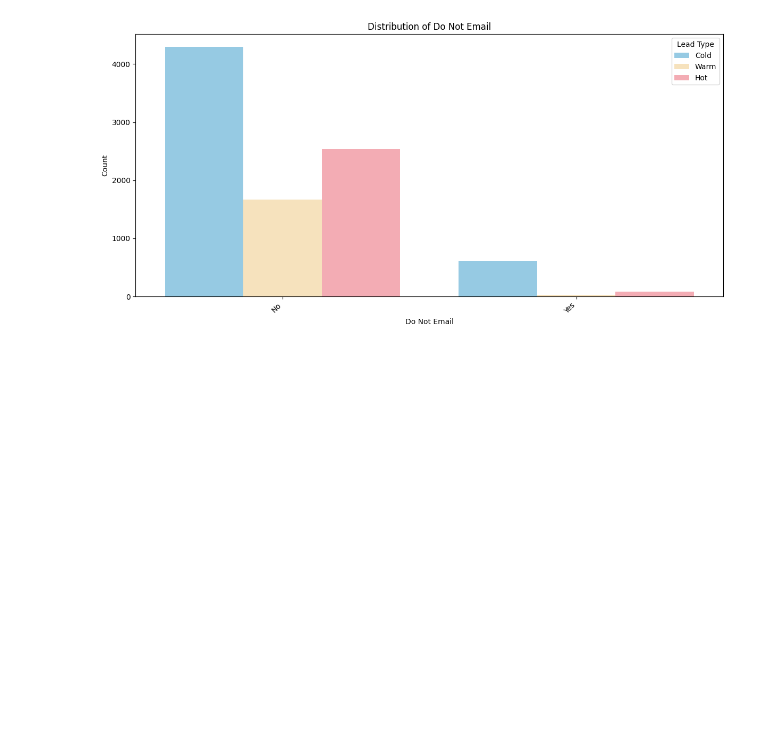
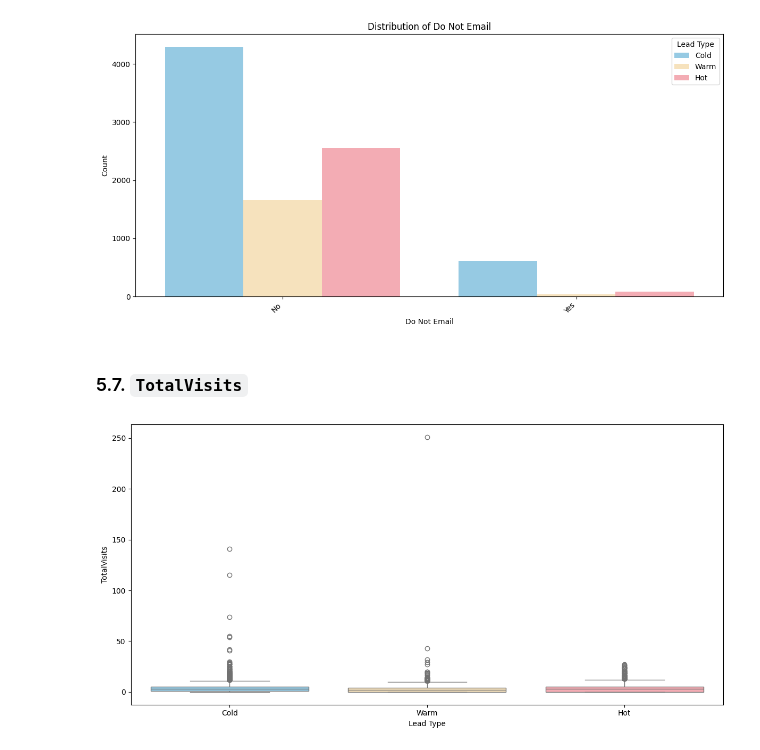
Before and after one commit to bitrao/data-science-projects, a Jupyter notebook: lead-scoring/lead_scoring_inference_analysis.ipynb, the cells around one changed output. Saved outputs shown, nothing was run; the diff lists cells and outputs as text; code cells hidden in the pictures; blank space fills up the shorter version.

```diff
--- a/lead-scoring/lead_scoring_inference_analysis.ipynb
+++ b/lead-scoring/lead_scoring_inference_analysis.ipynb
@@ -167,4 +164,33 @@ def plot_categorical_distribution(data, column, title=None, figsize=(12,6)):
     # Adjust layout to prevent label cutoff
     plt.tight_layout()
     plt.show()
+# %%
+def plot_numerical_distribution(data, column, title=None, figsize=(12,6)):
+    """
+    Creates a box plot showing the distribution of numerical values across lead types
+
+    Parameters:
+    -----------
+    data : DataFrame
+        The dataframe containing the data
+    column : str
+        The numerical column to analyze
+    title : str, optional
+        Title for the plot
+    figsize : tuple, optional
+        Figure size as (width, height)
+    """
+    # Create the plot
+    plt.figure(figsize=figsize)
+    sns.boxplot(data=data, x='Lead Type', y=column, palette=lead_type_colors)
+
+    # Customize the plot
+    if title:
+        plt.title(title)
+    plt.xlabel('Lead Type')
+    plt.ylabel(column)
+
+    # Adjust layout
+    plt.tight_layout()
+    plt.show()
 # %% [markdown]
@@ -203,3 +229,9 @@ plot_categorical_distribution(df, column = 'What is your current occupation', ti
 plot_categorical_distribution(df, column = 'Do Not Email', title = 'Distribution of Do Not Email')
 # %% [output]
 [figure]
+# %% [markdown]
+### 5.7. `TotalVisits`
+# %%
+plot_numerical_distribution(df, column='TotalVisits')
+# %% [output]
+[figure, added]
```
Also changed, not shown: parts of 18 cells of this notebook, 4 other files.
